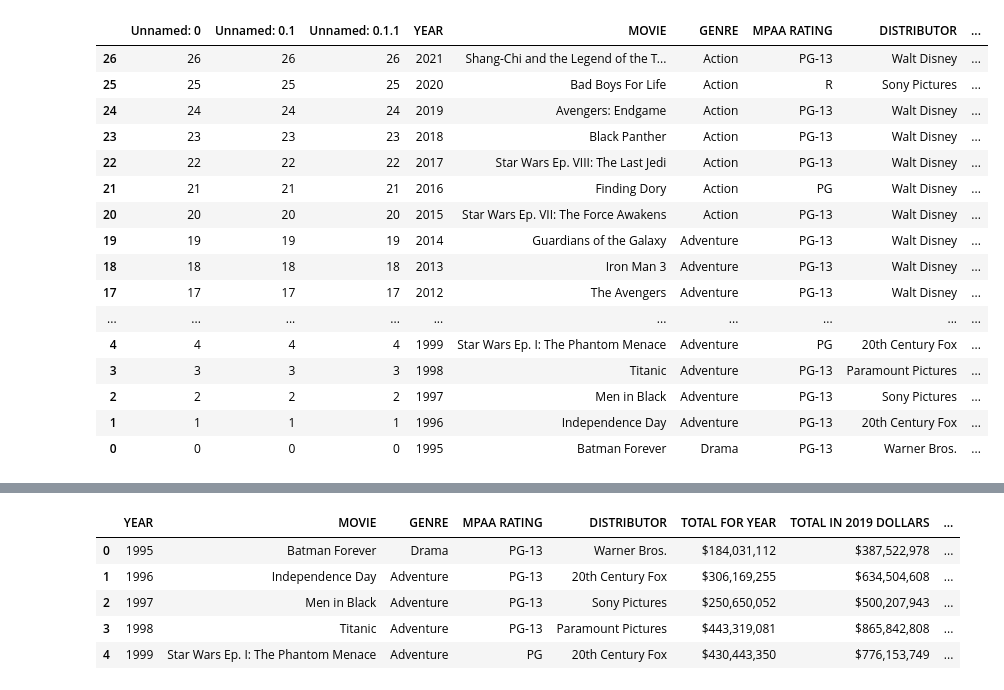
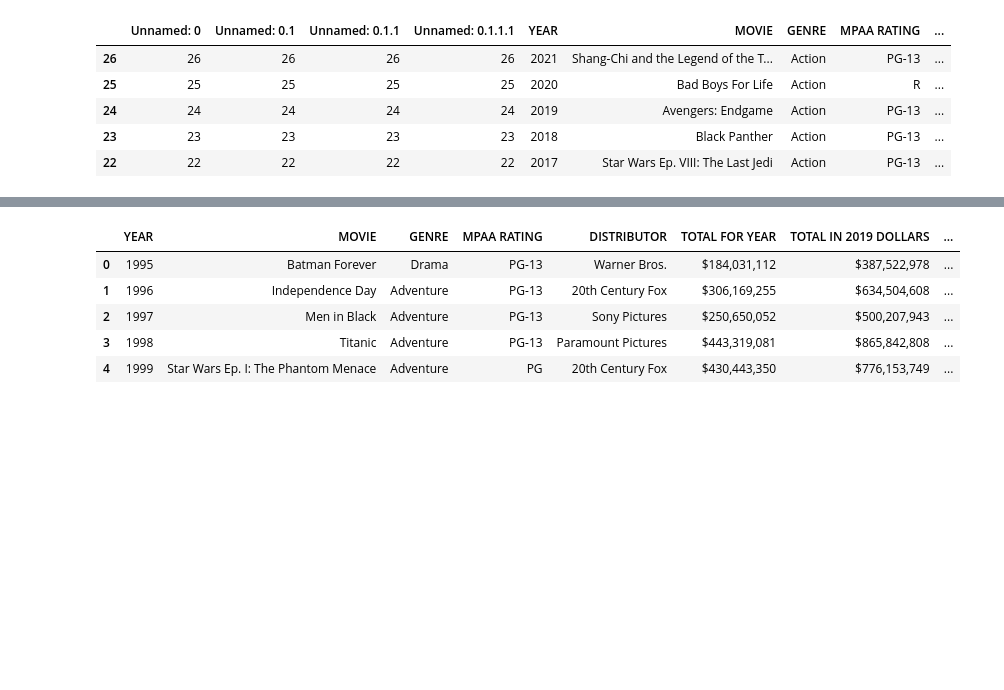
Before and after one commit to EmpressBelless/HollywoodTheatre95-21, a Jupyter notebook: HighestGrossingplussales.ipynb, the cells around one changed output, grey strips where cells are left out. Cells and saved outputs as stored; diff of their text form; code cells hidden in the pictures; blank space fills up the shorter version.

```diff
--- a/HighestGrossingplussales.ipynb
+++ b/HighestGrossingplussales.ipynb
@@ -32,23 +21,12 @@ ticketsales2
 # %%
-highestgrosser.sort_values('YEAR', ascending=False)
+highestgrosser.sort_values('YEAR', ascending=False).head()
 # %% [output]
-|  | Unnamed: 0 | Unnamed: 0.1 | Unnamed: 0.1.1 | YEAR | MOVIE | GENRE | MPAA RATING | DISTRIBUTOR | ... |
-| 26 | 26 | 26 | 26 | 2021 | Shang-Chi and the Legend of the T... | Action | PG-13 | Walt Disney | ... |
-| 25 | 25 | 25 | 25 | 2020 | Bad Boys For Life | Action | R | Sony Pictures | ... |
-| 24 | 24 | 24 | 24 | 2019 | Avengers: Endgame | Action | PG-13 | Walt Disney | ... |
-| 23 | 23 | 23 | 23 | 2018 | Black Panther | Action | PG-13 | Walt Disney | ... |
-| 22 | 22 | 22 | 22 | 2017 | Star Wars Ep. VIII: The Last Jedi | Action | PG-13 | Walt Disney | ... |
-| 21 | 21 | 21 | 21 | 2016 | Finding Dory | Action | PG | Walt Disney | ... |
-| 20 | 20 | 20 | 20 | 2015 | Star Wars Ep. VII: The Force Awakens | Action | PG-13 | Walt Disney | ... |
-| 19 | 19 | 19 | 19 | 2014 | Guardians of the Galaxy | Adventure | PG-13 | Walt Disney | ... |
-| 18 | 18 | 18 | 18 | 2013 | Iron Man 3 | Adventure | PG-13 | Walt Disney | ... |
-| 17 | 17 | 17 | 17 | 2012 | The Avengers | Adventure | PG-13 | Walt Disney | ... |
-| ... | ... | ... | ... | ... | ... | ... | ... | ... | ... |
-| 4 | 4 | 4 | 4 | 1999 | Star Wars Ep. I: The Phantom Menace | Adventure | PG | 20th Century Fox | ... |
-| 3 | 3 | 3 | 3 | 1998 | Titanic | Adventure | PG-13 | Paramount Pictures | ... |
-| 2 | 2 | 2 | 2 | 1997 | Men in Black | Adventure | PG-13 | Sony Pictures | ... |
-| 1 | 1 | 1 | 1 | 1996 | Independence Day | Adventure | PG-13 | 20th Century Fox | ... |
-| 0 | 0 | 0 | 0 | 1995 | Batman Forever | Drama | PG-13 | Warner Bros. | ... |
+|  | Unnamed: 0 | Unnamed: 0.1 | Unnamed: 0.1.1 | Unnamed: 0.1.1.1 | YEAR | MOVIE | GENRE | MPAA RATING | ... |
+| 26 | 26 | 26 | 26 | 26 | 2021 | Shang-Chi and the Legend of the T... | Action | PG-13 | ... |
+| 25 | 25 | 25 | 25 | 25 | 2020 | Bad Boys For Life | Action | R | ... |
+| 24 | 24 | 24 | 24 | 24 | 2019 | Avengers: Endgame | Action | PG-13 | ... |
+| 23 | 23 | 23 | 23 | 23 | 2018 | Black Panther | Action | PG-13 | ... |
+| 22 | 22 | 22 | 22 | 22 | 2017 | Star Wars Ep. VIII: The Last Jedi | Action | PG-13 | ... |
 # %%
 # #Gather genre from imdb
 
```
Also changed, not shown: parts of 23 cells of this notebook, 1 other file.
